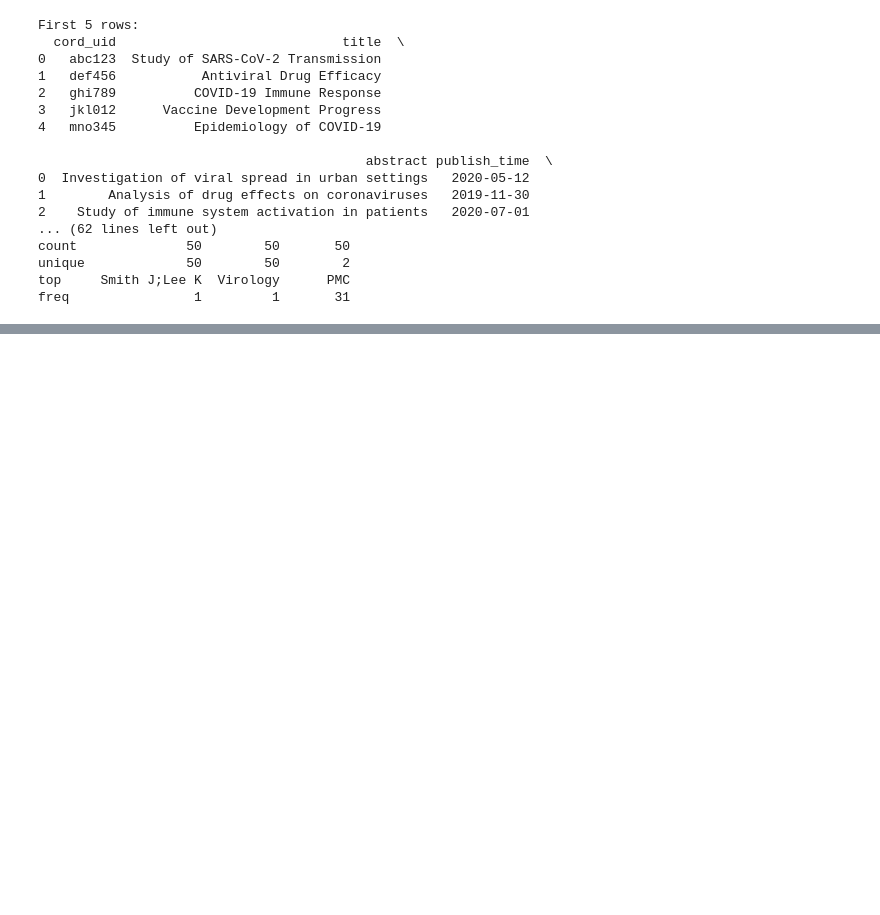
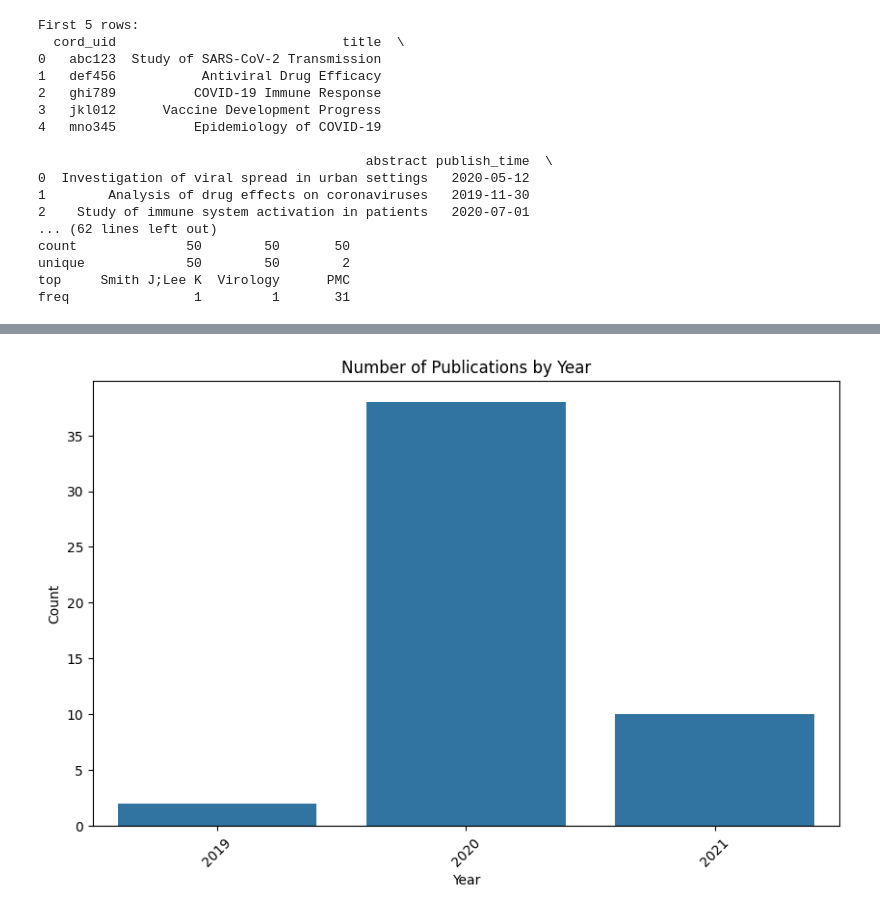
Before and after one commit to talesofcarter/Python_Assignments_PLP, a Jupyter notebook: week_8/analysis.ipynb, the cells around one changed output, grey strips where cells are left out. Drawn from its saved outputs; the diff is of its cells as text; code cells hidden in the pictures; blank space fills up the shorter version.

```diff
--- a/week_8/analysis.ipynb
+++ b/week_8/analysis.ipynb
@@ -45,3 +45,22 @@ count              50        50       50
 unique             50        50        2
 top     Smith J;Lee K  Virology      PMC
 freq                1         1       31
+# %%
+# Part 2: Data Cleaning and Preparation
+# Handle missing data (sample has none, but included for robustness)
+df_clean = df.dropna(subset=["title", "abstract"])
+
+# Convert publish_time to datetime
+df_clean["publish_time"] = pd.to_datetime(df_clean["publish_time"], errors="coerce")
+
+# Extract year from publication date
+df_clean["year"] = df_clean["publish_time"].dt.year
+
+# Create abstract word count column
+df_clean["abstract_word_count"] = df_clean["abstract"].apply(
+    lambda x: len(str(x).split())
+)
+
+print("\nCleaned DataFrame shape:", df_clean.shape)
+print("\nMissing values after cleaning:")
+print(df_clean[important_cols].isnull().sum())
@@ -47,0 +78,60 @@ freq                1         1       31
+# %%
+# Part 3: Data Analysis and Visualization
+# Count papers by publication year
+year_counts = df_clean["year"].value_counts().sort_index()
+print("\nPapers by year:")
+print(year_counts)
+
+# Identify top journals
+top_journals = df_clean["journal"].value_counts().head(10)
+print("\nTop 10 journals:")
+print(top_journals)
+
+# Most frequent words in titles
+def get_word_freq(text_series):
+    all_text = " ".join(text_series.fillna("").str.lower())
+    words = re.findall(r"\w+", all_text)
+    return Counter(words)
+
+title_word_freq = get_word_freq(df_clean["title"])
+most_common_titles = title_word_freq.most_common(20)
+print("\nMost frequent words in titles:")
+print(most_common_titles)
+
+# Plot number of publications over time
+plt.figure(figsize=(10, 6))
+sns.barplot(x=year_counts.index, y=year_counts.values)
+plt.title("Number of Publications by Year")
+plt.xlabel("Year")
+plt.ylabel("Count")
+plt.xticks(rotation=45)
+plt.show()  # Display the plot
+
+# Bar chart of top publishing journals
+plt.figure(figsize=(10, 6))
+sns.barplot(x=top_journals.values, y=top_journals.index)
+plt.title("Top 10 Publishing Journals")
+plt.xlabel("Count")
+plt.ylabel("Journal")
+plt.show()  # Display the plot
+
+# Generate word cloud of paper titles
+all_titles = " ".join(df_clean["title"].fillna(""))
+wordcloud = WordCloud(width=800, height=400, background_color="white").generate(
+    all_titles
+)
+plt.figure(figsize=(10, 6))
+plt.imshow(wordcloud, interpolation="bilinear")
+plt.axis("off")
+plt.title("Word Cloud of Paper Titles")
+plt.show()  # Display the plot
+
+# Plot distribution of paper counts by source
+source_counts = df_clean["source_x"].value_counts()
+plt.figure(figsize=(10, 6))
+sns.barplot(x=source_counts.values, y=source_counts.index)
+plt.title("Distribution of Papers by Source")
+plt.xlabel("Count")
+plt.ylabel("Source")
+plt.show()  # Display the plot
+# %% [output]
@@ -47,0 +155 @@ freq                1         1       31
+[figure, added]
```
Also changed, not shown: parts of 2 cells of this notebook.
